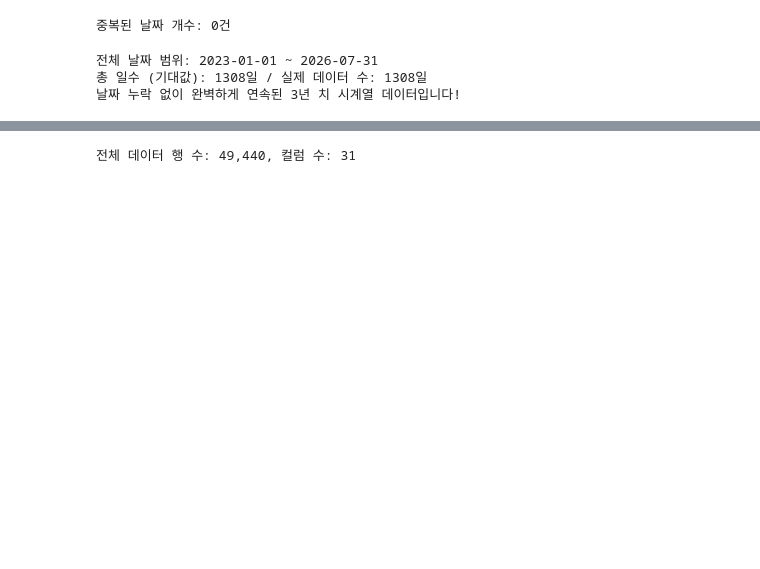
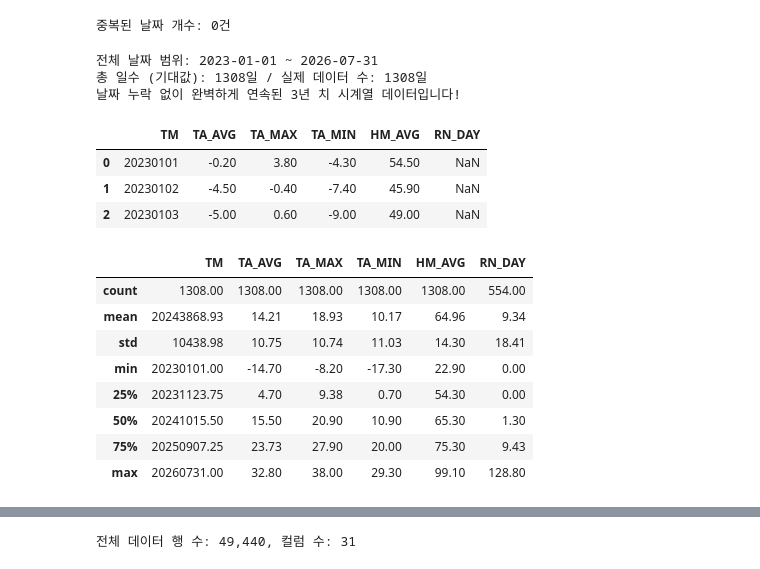
Before and after one commit to jieunseo02/weather_fit, a Jupyter notebook: notebooks/preview.ipynb, the cells around one changed output, grey strips where cells are left out. Cells and saved outputs as stored; diff of their text form; code cells hidden in the pictures; blank space fills up the shorter version.

```diff
--- a/notebooks/preview.ipynb
+++ b/notebooks/preview.ipynb
@@ -143,3 +136,24 @@ else:
 전체 날짜 범위: 2023-01-01 ~ 2026-07-31
 총 일수 (기대값): 1308일 / 실제 데이터 수: 1308일
 날짜 누락 없이 완벽하게 연속된 3년 치 시계열 데이터입니다!
+# %%
+# 4. 분석에 쓸 핵심 컬럼(날짜, 평균기온, 최고기온, 최저기온, 습도, 강수량)만 보기
+key_cols = ['TM', 'TA_AVG', 'TA_MAX', 'TA_MIN', 'HM_AVG', 'RN_DAY']
+display(w1[key_cols].head(3))
+# %% [output]
+|  | TM | TA_AVG | TA_MAX | TA_MIN | HM_AVG | RN_DAY |
+| 0 | 20230101 | -0.20 | 3.80 | -4.30 | 54.50 | NaN |
+| 1 | 20230102 | -4.50 | -0.40 | -7.40 | 45.90 | NaN |
+| 2 | 20230103 | -5.00 | 0.60 | -9.00 | 49.00 | NaN |
+# %%
+display(w1[key_cols].describe())
+# %% [output]
+|  | TM | TA_AVG | TA_MAX | TA_MIN | HM_AVG | RN_DAY |
+| count | 1308.00 | 1308.00 | 1308.00 | 1308.00 | 1308.00 | 554.00 |
+| mean | 20243868.93 | 14.21 | 18.93 | 10.17 | 64.96 | 9.34 |
+| std | 10438.98 | 10.75 | 10.74 | 11.03 | 14.30 | 18.41 |
+| min | 20230101.00 | -14.70 | -8.20 | -17.30 | 22.90 | 0.00 |
+| 25% | 20231123.75 | 4.70 | 9.38 | 0.70 | 54.30 | 0.00 |
+| 50% | 20241015.50 | 15.50 | 20.90 | 10.90 | 65.30 | 1.30 |
+| 75% | 20250907.25 | 23.73 | 27.90 | 20.00 | 75.30 | 9.43 |
+| max | 20260731.00 | 32.80 | 38.00 | 29.30 | 99.10 | 128.80 |
```
Also changed, not shown: parts of 15 cells of this notebook, 1 other file.
